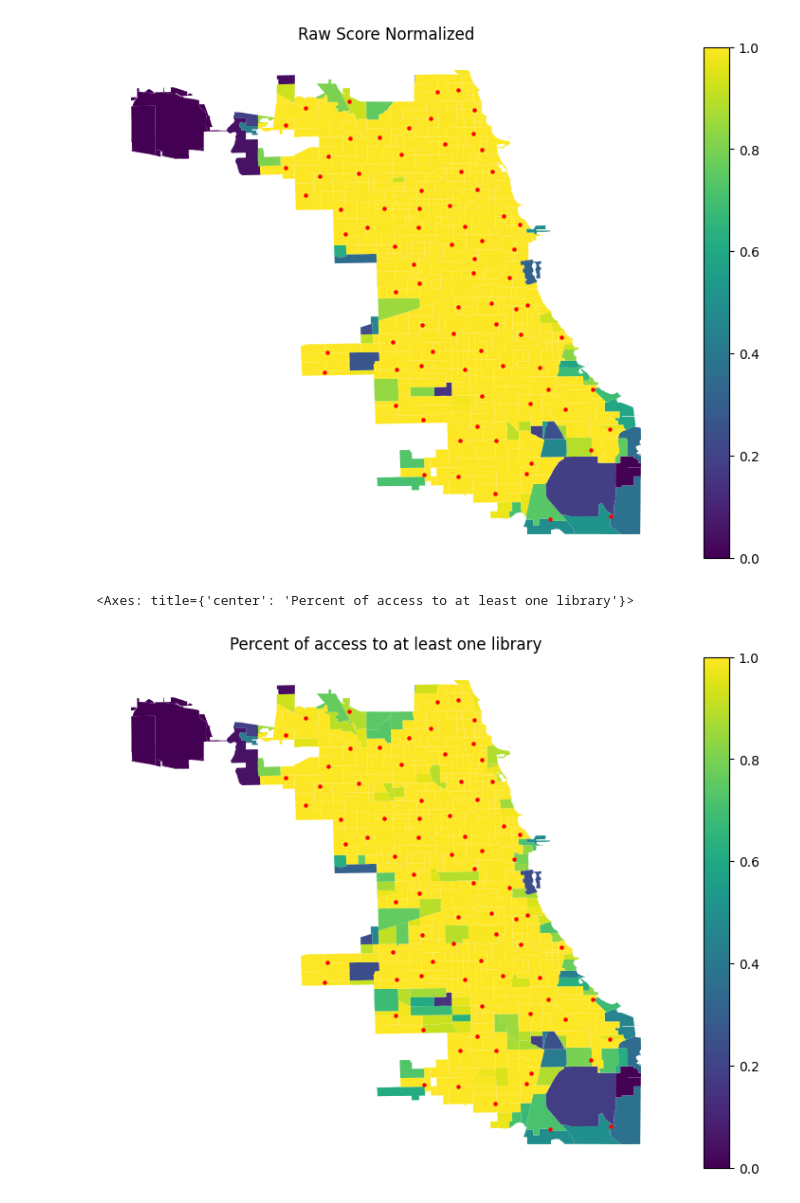
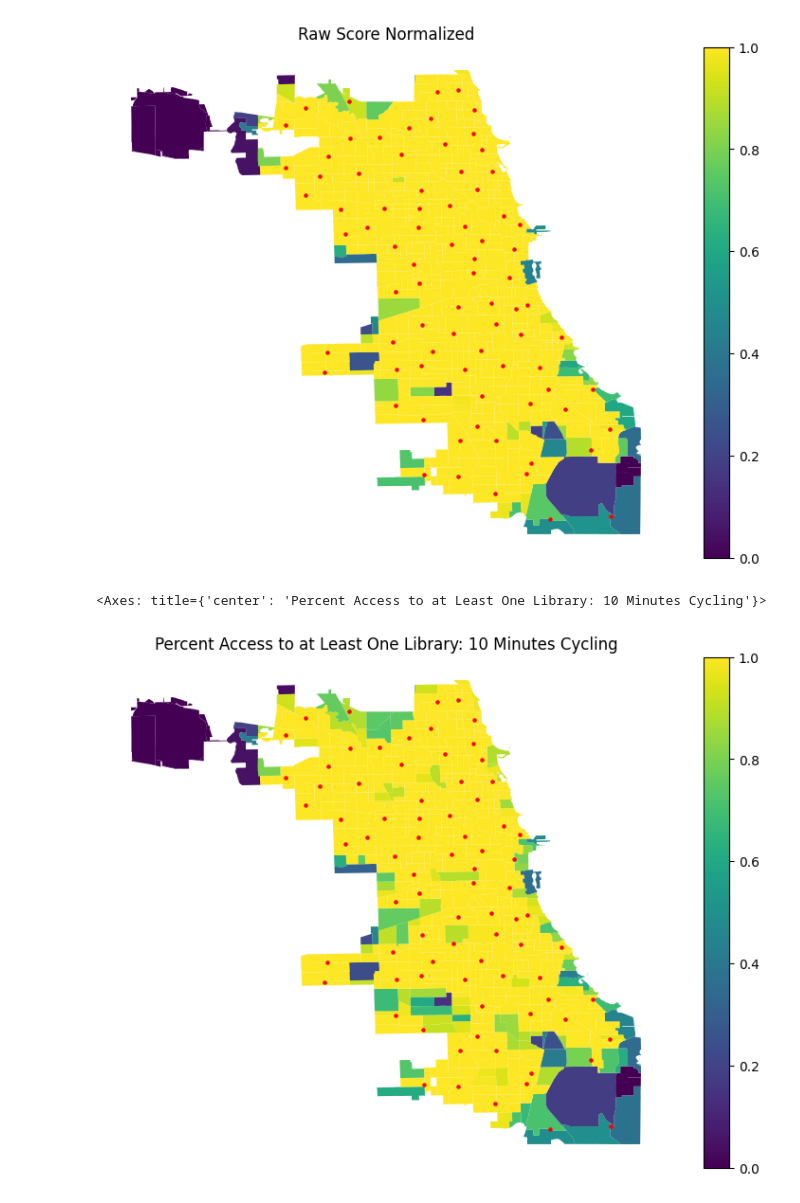
Before and after one commit to Rajvishah12/cpl_project, a Jupyter notebook: can-summer-2023/notebooks/cyclingCoverage.ipynb, the cells around one changed output. Drawn from its saved outputs; the diff is of its cells as text; code cells hidden in the pictures.

```diff
--- a/can-summer-2023/notebooks/cyclingCoverage.ipynb
+++ b/can-summer-2023/notebooks/cyclingCoverage.ipynb
@@ -333,18 +333,18 @@ branchCopy.plot(ax=ax, marker='o', color='red', markersize=5, edgecolor='red')
 # %%
 ax = censusTracts.plot(column = 'percent covered by at least one library', legend = True,
                 figsize=(10,7),missing_kwds={
         "color": "lightgrey",
         "edgecolor": "red",
         "label": "Missing values",
     })
 
 
 ax.set_axis_off()
-ax.set_title("Percent of access to at least one library")
+ax.set_title("Percent Access to at Least One Library: 10 Minutes Cycling")
 branchCopy.plot(ax=ax, marker='o', color='red', markersize=5)
 # %% [output]
-<Axes: title={'center': 'Percent of access to at least one library'}>
+<Axes: title={'center': 'Percent Access to at Least One Library: 10 Minutes Cycling'}>
-[figure, old version]
+[figure, new version]
 # %%
 ax = censusTracts.plot(column = 'weighted score', legend = True,
                 figsize=(10,7),missing_kwds={
```
Also changed, not shown: parts of 10 cells of this notebook, 2 other files.
